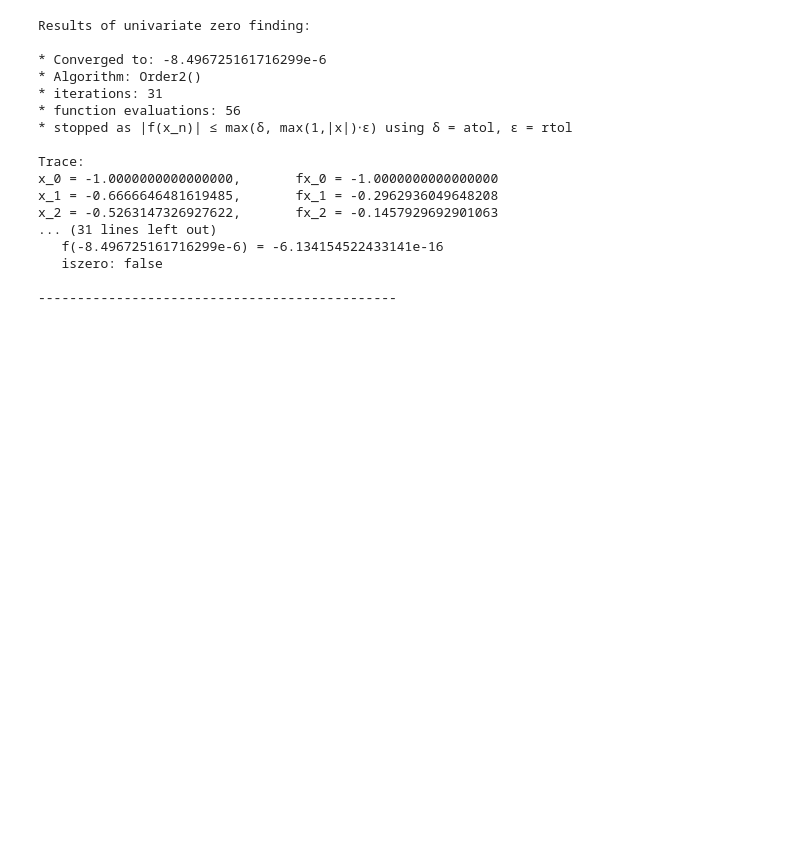
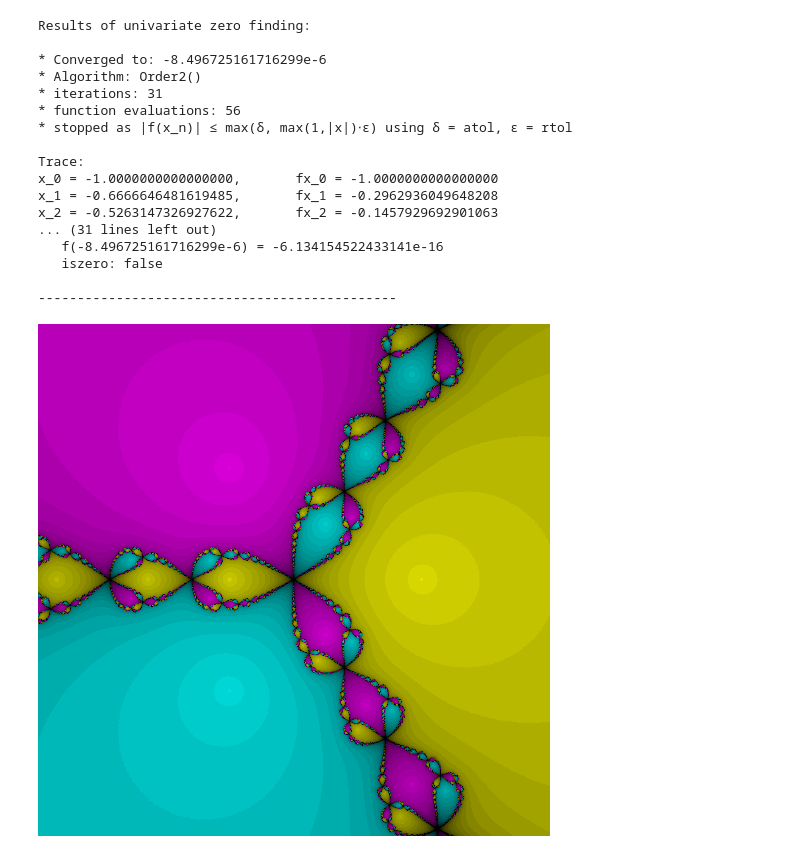
Before and after one commit to piotrek-szczygiel/mownit, a Jupyter notebook: lab7/lab7.ipynb, the cells around one changed output. Drawn from its saved outputs; the diff is of its cells as text; code cells hidden in the pictures; blank space fills up the shorter version.

```diff
--- a/lab7/lab7.ipynb
+++ b/lab7/lab7.ipynb
@@ -51,7 +51,7 @@ for i in 1:size(funs, 1)
     println("----------------------------------------------")
     println()
 
-    bisection[i] = funs[i](x)
+    bisection_val[i] = funs[i](x)
 end
 # %% [output]
 sin(x) - x / 2
@@ -326,3 +326,57 @@ x_2 = -0.5263147326927622,       fx_2 = -0.1457929692901063
    iszero: false
 
 ----------------------------------------------
+# %%
+using Images
+
+n_f(z) = z^3 - 1
+n_df(z) = 3 * z^2
+
+roots = [
+    1,
+    -0.5 + sqrt(3) / 2im,
+    -0.5 - sqrt(3) / 2im
+]
+
+h, w = 512, 512
+
+tolerance = 1e-15
+
+colors = [
+    RGB(1, 1, 0),
+    RGB(1, 0, 1),
+    RGB(0, 1, 1)
+]
+
+function calculate(y, x)
+    zy = -2 + 4 * y / h
+    zx = -2 + 4 * x / w
+
+    z = zx + zy * im
+
+    for i in 1:100
+        z -= n_f(z) / n_df(z)
+
+        for j in 1:size(roots, 1)
+            diff = z - roots[j]
+
+            if abs(diff.re) < tolerance && abs(diff.im) < tolerance
+                return colors[j] * (1 - clamp(i, 1, 25) / 25)
+            end
+        end
+    end
+
+    return RGB(0, 0, 0)
+end
+
+
+img = zeros(RGB, h, w)
+for y in 1:h
+    for x in 1:w
+        img[y, x] = calculate(y, x)
+    end
+end
+
+img
+# %% [output]
+[figure, added]
```
